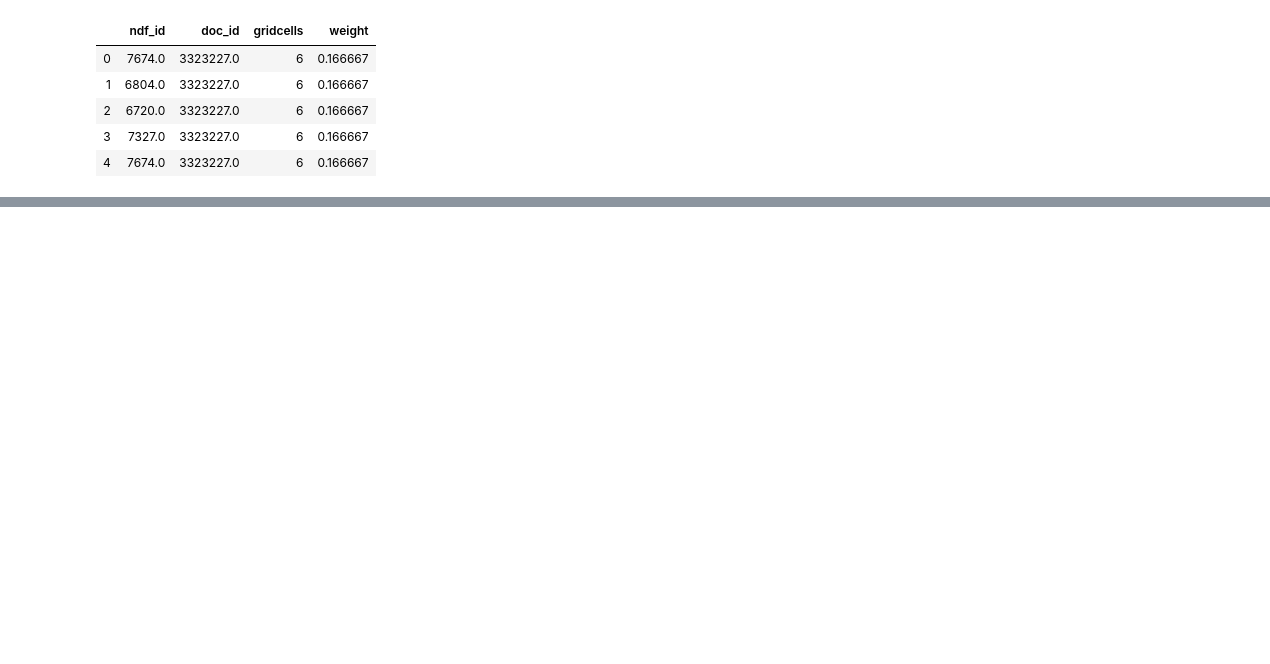
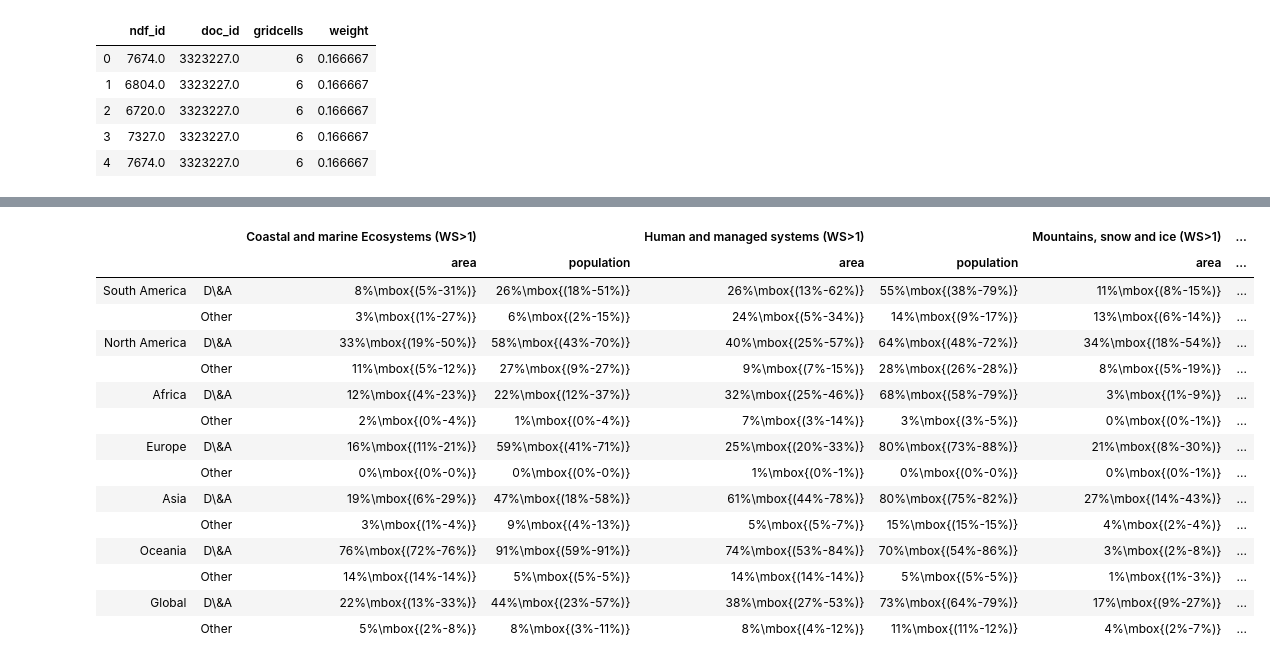
Before and after one commit to mcallaghan/regional-impacts-map, a Jupyter notebook: analysis/5e_tables.ipynb, the cells around one changed output, grey strips where cells are left out. Saved outputs shown, nothing was run; the diff lists cells and outputs as text; code cells hidden in the pictures; blank space fills up the shorter version.

```diff
--- a/analysis/5e_tables.ipynb
+++ b/analysis/5e_tables.ipynb
@@ -37,0 +147,19 @@ continents = [
+# %%
+ltable
+# %% [output]
+|  |  | Coastal and marine Ecosystems (WS>1) |  | Human and managed systems (WS>1) |  | Mountains, snow and ice (WS>1) | ... |
+|  |  | area | population | area | population | area | ... |
+| South America | D\&A | 8%\mbox{(5%-31%)} | 26%\mbox{(18%-51%)} | 26%\mbox{(13%-62%)} | 55%\mbox{(38%-79%)} | 11%\mbox{(8%-15%)} | ... |
+|  | Other | 3%\mbox{(1%-27%)} | 6%\mbox{(2%-15%)} | 24%\mbox{(5%-34%)} | 14%\mbox{(9%-17%)} | 13%\mbox{(6%-14%)} | ... |
+| North America | D\&A | 33%\mbox{(19%-50%)} | 58%\mbox{(43%-70%)} | 40%\mbox{(25%-57%)} | 64%\mbox{(48%-72%)} | 34%\mbox{(18%-54%)} | ... |
+|  | Other | 11%\mbox{(5%-12%)} | 27%\mbox{(9%-27%)} | 9%\mbox{(7%-15%)} | 28%\mbox{(26%-28%)} | 8%\mbox{(5%-19%)} | ... |
+| Africa | D\&A | 12%\mbox{(4%-23%)} | 22%\mbox{(12%-37%)} | 32%\mbox{(25%-46%)} | 68%\mbox{(58%-79%)} | 3%\mbox{(1%-9%)} | ... |
+|  | Other | 2%\mbox{(0%-4%)} | 1%\mbox{(0%-4%)} | 7%\mbox{(3%-14%)} | 3%\mbox{(3%-5%)} | 0%\mbox{(0%-1%)} | ... |
+| Europe | D\&A | 16%\mbox{(11%-21%)} | 59%\mbox{(41%-71%)} | 25%\mbox{(20%-33%)} | 80%\mbox{(73%-88%)} | 21%\mbox{(8%-30%)} | ... |
+|  | Other | 0%\mbox{(0%-0%)} | 0%\mbox{(0%-0%)} | 1%\mbox{(0%-1%)} | 0%\mbox{(0%-0%)} | 0%\mbox{(0%-1%)} | ... |
+| Asia | D\&A | 19%\mbox{(6%-29%)} | 47%\mbox{(18%-58%)} | 61%\mbox{(44%-78%)} | 80%\mbox{(75%-82%)} | 27%\mbox{(14%-43%)} | ... |
+|  | Other | 3%\mbox{(1%-4%)} | 9%\mbox{(4%-13%)} | 5%\mbox{(5%-7%)} | 15%\mbox{(15%-15%)} | 4%\mbox{(2%-4%)} | ... |
+| Oceania | D\&A | 76%\mbox{(72%-76%)} | 91%\mbox{(59%-91%)} | 74%\mbox{(53%-84%)} | 70%\mbox{(54%-86%)} | 3%\mbox{(2%-8%)} | ... |
+|  | Other | 14%\mbox{(14%-14%)} | 5%\mbox{(5%-5%)} | 14%\mbox{(14%-14%)} | 5%\mbox{(5%-5%)} | 1%\mbox{(1%-3%)} | ... |
+| Global | D\&A | 22%\mbox{(13%-33%)} | 44%\mbox{(23%-57%)} | 38%\mbox{(27%-53%)} | 73%\mbox{(64%-79%)} | 17%\mbox{(9%-27%)} | ... |
+|  | Other | 5%\mbox{(2%-8%)} | 8%\mbox{(3%-11%)} | 8%\mbox{(4%-12%)} | 11%\mbox{(11%-12%)} | 4%\mbox{(2%-7%)} | ... |
```
Also changed, not shown: parts of 11 cells of this notebook, 16 other files.
